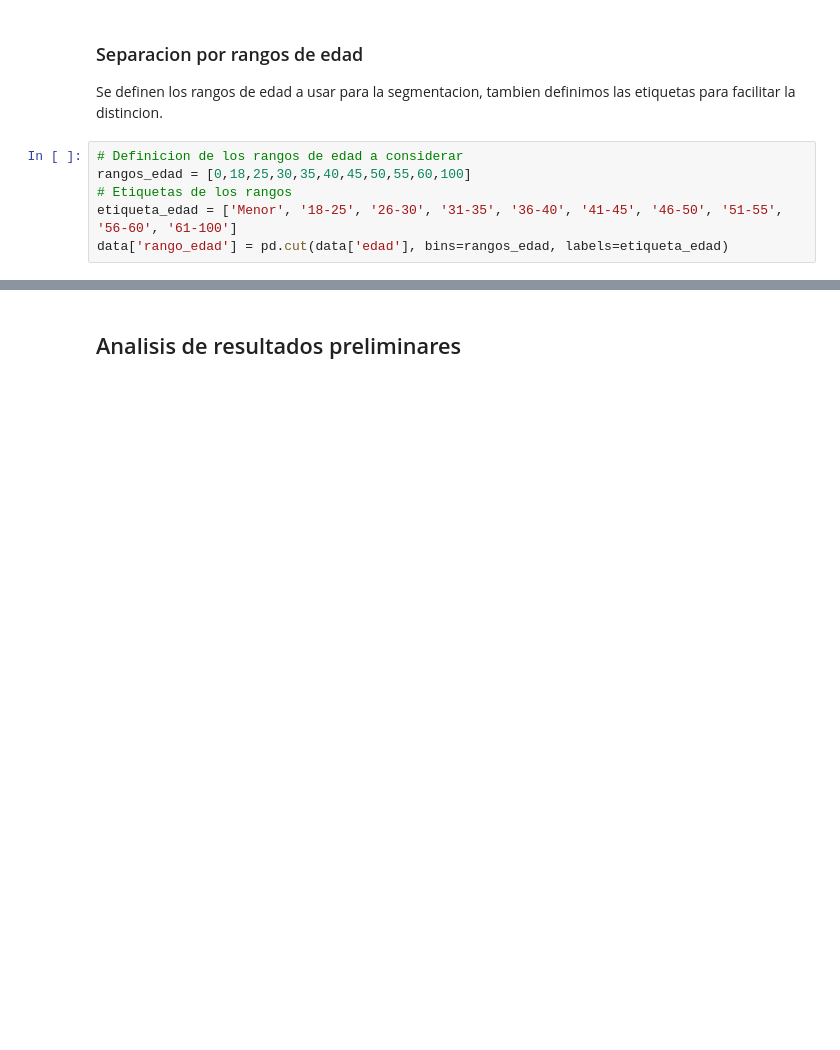
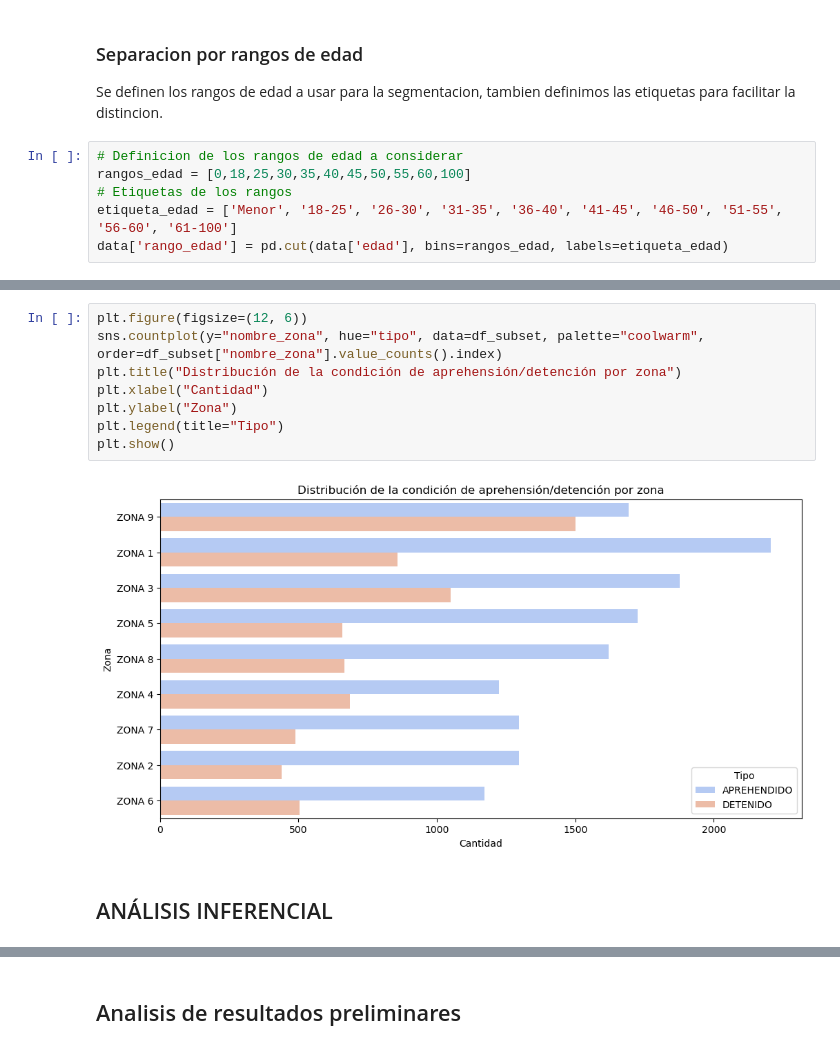
Before and after one commit to DanielaTup09/delitos_ec, a Jupyter notebook: Analisis_DelitosEC.ipynb, the cells around one changed output, grey strips where cells are left out. Cells and saved outputs as stored; diff of their text form; blank space fills up the shorter version.

```diff
--- a/Analisis_DelitosEC.ipynb
+++ b/Analisis_DelitosEC.ipynb
@@ -88,0 +205,12 @@ data['rango_edad'] = pd.cut(data['edad'], bins=rangos_edad, labels=etiqueta_edad
+# %%
+plt.figure(figsize=(12, 6))
+sns.countplot(y="nombre_zona", hue="tipo", data=df_subset, palette="coolwarm", order=df_subset["nombre_zona"].value_counts().index)
+plt.title("Distribución de la condición de aprehensión/detención por zona")
+plt.xlabel("Cantidad")
+plt.ylabel("Zona")
+plt.legend(title="Tipo")
+plt.show()
+# %% [output]
+[figure, added]
+# %% [markdown]
+## ANÁLISIS INFERENCIAL
```
Also changed, not shown: parts of 23 cells of this notebook.
